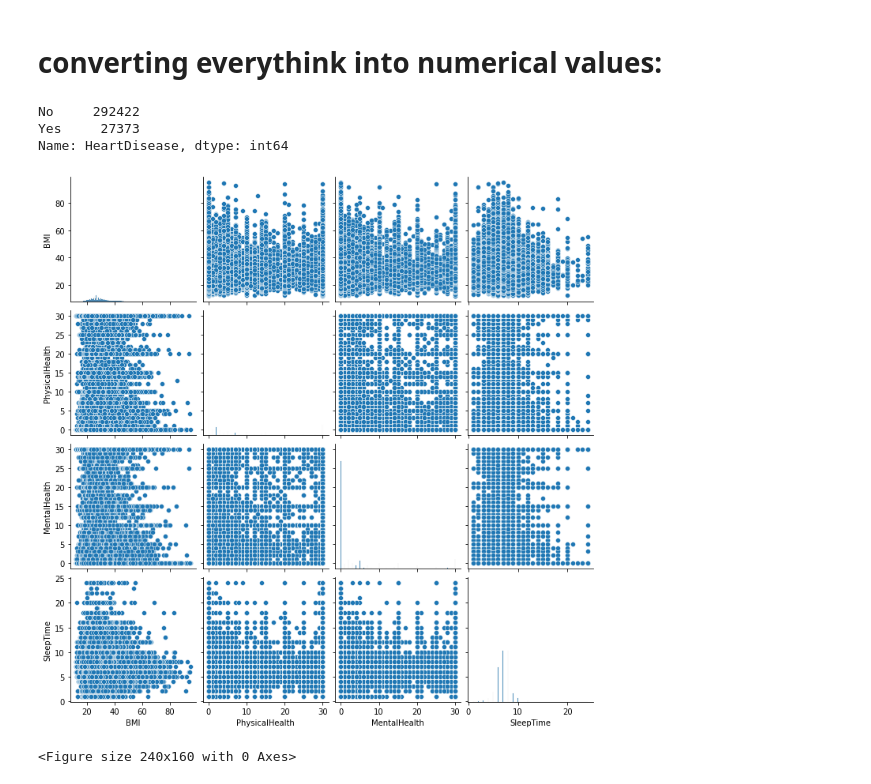
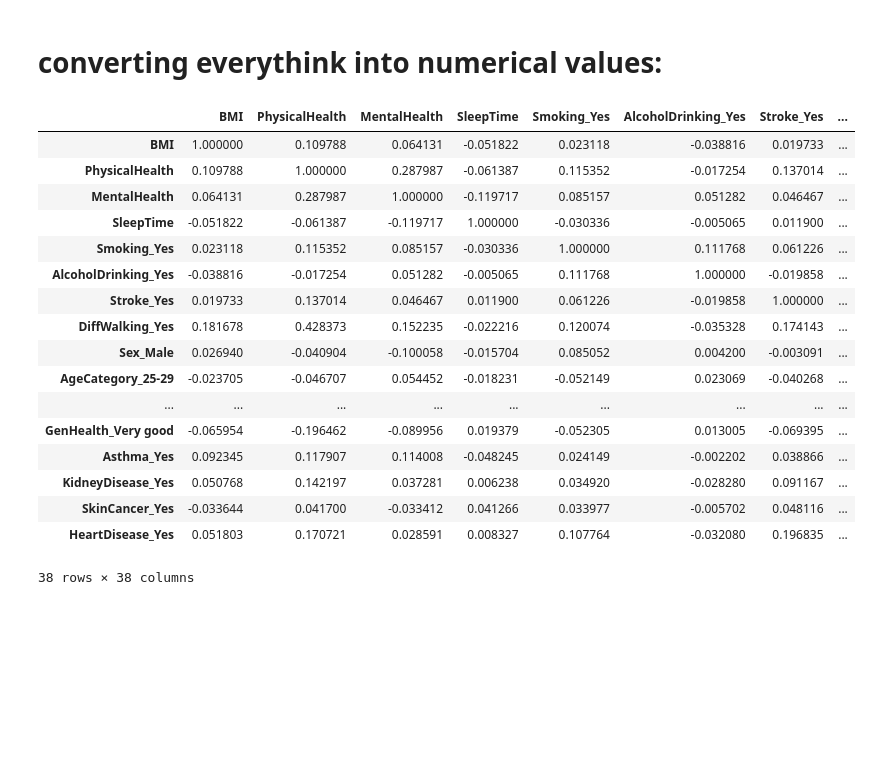
Before and after one commit to MichaelFish199/Data_Science_Project, a Jupyter notebook: Machine_Learning.ipynb, the cells around one changed output. Cells and saved outputs as stored; diff of their text form; code cells hidden in the pictures; blank space fills up the shorter version.

Commit message:
progress in machine learning

```diff
--- a/Machine_Learning.ipynb
+++ b/Machine_Learning.ipynb
@@ -19,15 +59,32 @@ df.head()
 # %% [markdown]
 # converting everythink into numerical values:
-# %%
-df.HeartDisease.value_counts()
-# %% [output]
-No     292422
-Yes     27373
-Name: HeartDisease, dtype: int64
+# %%
+cols = ['Smoking','AlcoholDrinking','Stroke','DiffWalking','Sex','AgeCategory','Race','Diabetic',
+        'PhysicalActivity','GenHealth','Asthma','KidneyDisease','SkinCancer','HeartDisease']
+
+df = pd.get_dummies(df, columns=cols, drop_first=True) #we drop one one created columns to avoid some kind of error dutring machine learning
+# %%
+df.corr()
+# %% [output]
+|  | BMI | PhysicalHealth | MentalHealth | SleepTime | Smoking_Yes | AlcoholDrinking_Yes | Stroke_Yes | ... |
+| BMI | 1.000000 | 0.109788 | 0.064131 | -0.051822 | 0.023118 | -0.038816 | 0.019733 | ... |
+| PhysicalHealth | 0.109788 | 1.000000 | 0.287987 | -0.061387 | 0.115352 | -0.017254 | 0.137014 | ... |
+| MentalHealth | 0.064131 | 0.287987 | 1.000000 | -0.119717 | 0.085157 | 0.051282 | 0.046467 | ... |
+| SleepTime | -0.051822 | -0.061387 | -0.119717 | 1.000000 | -0.030336 | -0.005065 | 0.011900 | ... |
+| Smoking_Yes | 0.023118 | 0.115352 | 0.085157 | -0.030336 | 1.000000 | 0.111768 | 0.061226 | ... |
+| AlcoholDrinking_Yes | -0.038816 | -0.017254 | 0.051282 | -0.005065 | 0.111768 | 1.000000 | -0.019858 | ... |
+| Stroke_Yes | 0.019733 | 0.137014 | 0.046467 | 0.011900 | 0.061226 | -0.019858 | 1.000000 | ... |
+| DiffWalking_Yes | 0.181678 | 0.428373 | 0.152235 | -0.022216 | 0.120074 | -0.035328 | 0.174143 | ... |
+| Sex_Male | 0.026940 | -0.040904 | -0.100058 | -0.015704 | 0.085052 | 0.004200 | -0.003091 | ... |
+| AgeCategory_25-29 | -0.023705 | -0.046707 | 0.054452 | -0.018231 | -0.052149 | 0.023069 | -0.040268 | ... |
+| ... | ... | ... | ... | ... | ... | ... | ... | ... |
+| GenHealth_Very good | -0.065954 | -0.196462 | -0.089956 | 0.019379 | -0.052305 | 0.013005 | -0.069395 | ... |
+| Asthma_Yes | 0.092345 | 0.117907 | 0.114008 | -0.048245 | 0.024149 | -0.002202 | 0.038866 | ... |
+| KidneyDisease_Yes | 0.050768 | 0.142197 | 0.037281 | 0.006238 | 0.034920 | -0.028280 | 0.091167 | ... |
+| SkinCancer_Yes | -0.033644 | 0.041700 | -0.033412 | 0.041266 | 0.033977 | -0.005702 | 0.048116 | ... |
+| HeartDisease_Yes | 0.051803 | 0.170721 | 0.028591 | 0.008327 | 0.107764 | -0.032080 | 0.196835 | ... |
+38 rows × 38 columns
 # %%
 sns.pairplot(df) #will work corectly after changing all values into numbers
 
 plt.show;
-# %% [output]
-[figure, removed]
-<Figure size 240x160 with 0 Axes>
```
Also changed, not shown: parts of 2 cells of this notebook.
